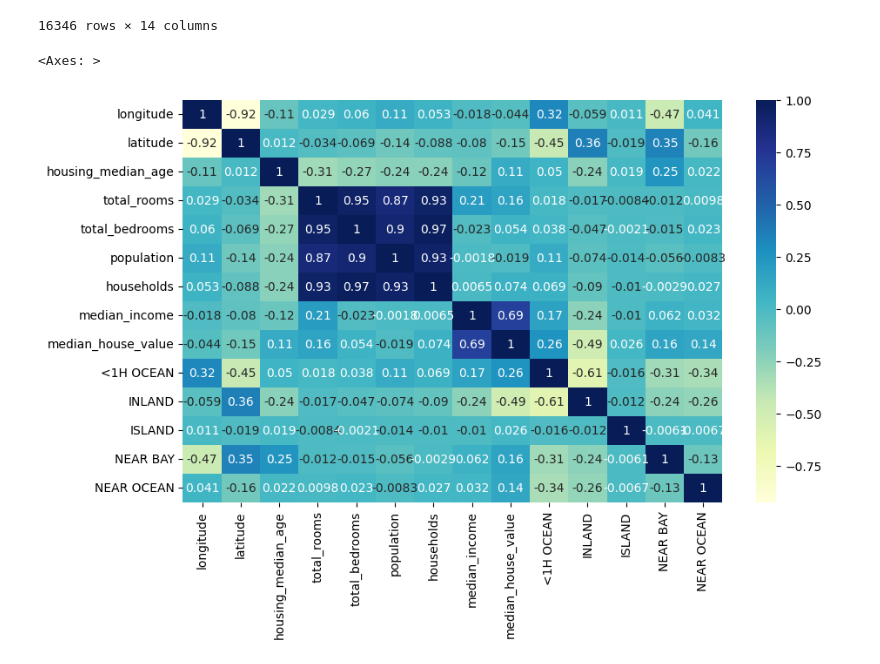
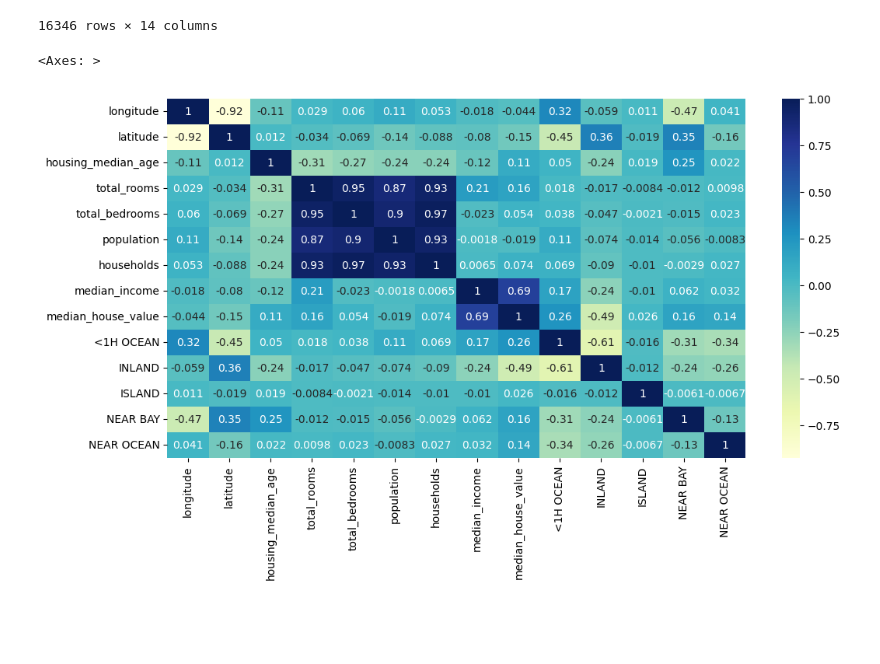
Before and after one commit to AlaR21/machine-learning-project, a Jupyter notebook: 1.ipynb, the cells around one changed output. Cells and saved outputs as stored; diff of their text form; code cells hidden in the pictures; blank space fills up the shorter version.

```diff
--- a/1.ipynb
+++ b/1.ipynb
@@ -176,8 +176,8 @@ train_data
 | 13107 | -121.37 | 38.42 | 18.0 | 7.880048 | 6.220590 | 7.470794 | 6.295266 | ... |
 16346 rows × 14 columns
 # %%
-plt.figure(figsize=(10, 6))
+plt.figure(figsize=(12, 6))
 sns.heatmap(train_data.corr(), annot=True, cmap='YlGnBu')
 # %% [output]
 <Axes: >
-[figure, old version]
+[figure, new version]
```
Also changed, not shown: parts of 1 cell of this notebook.
